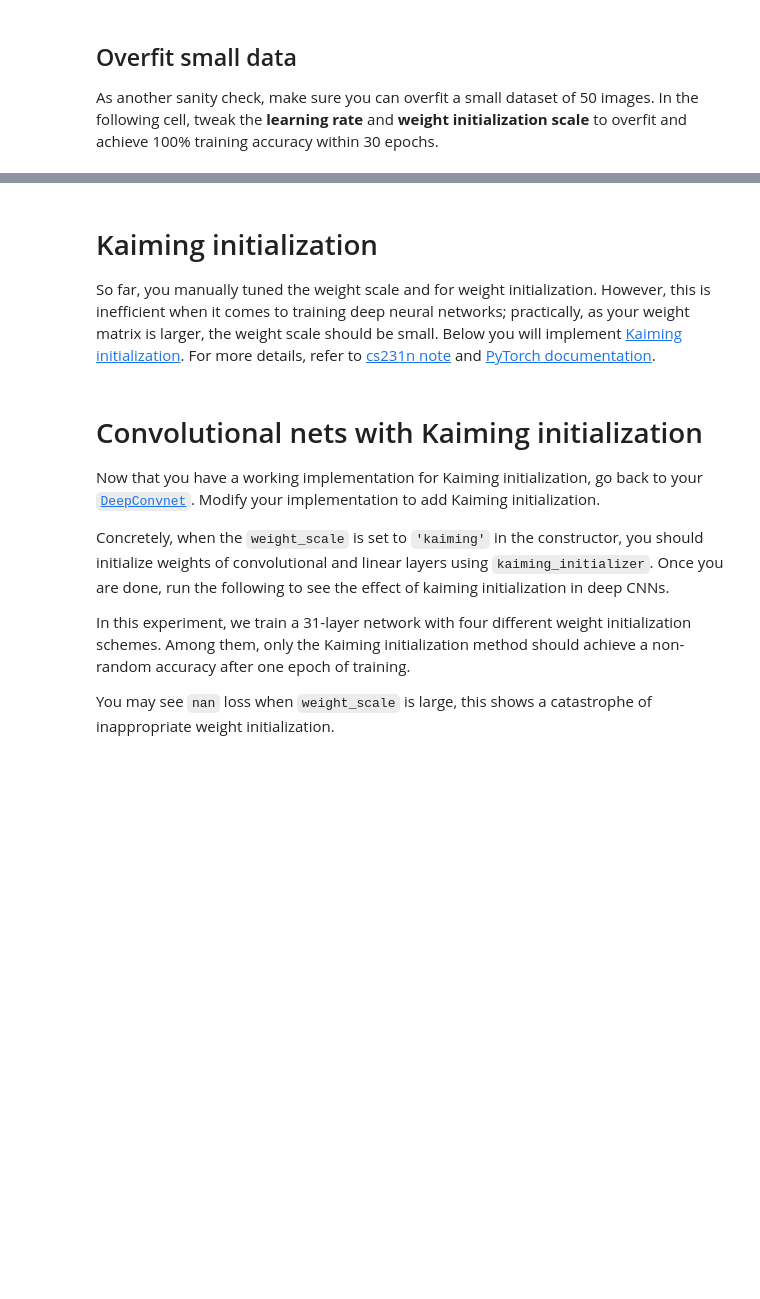
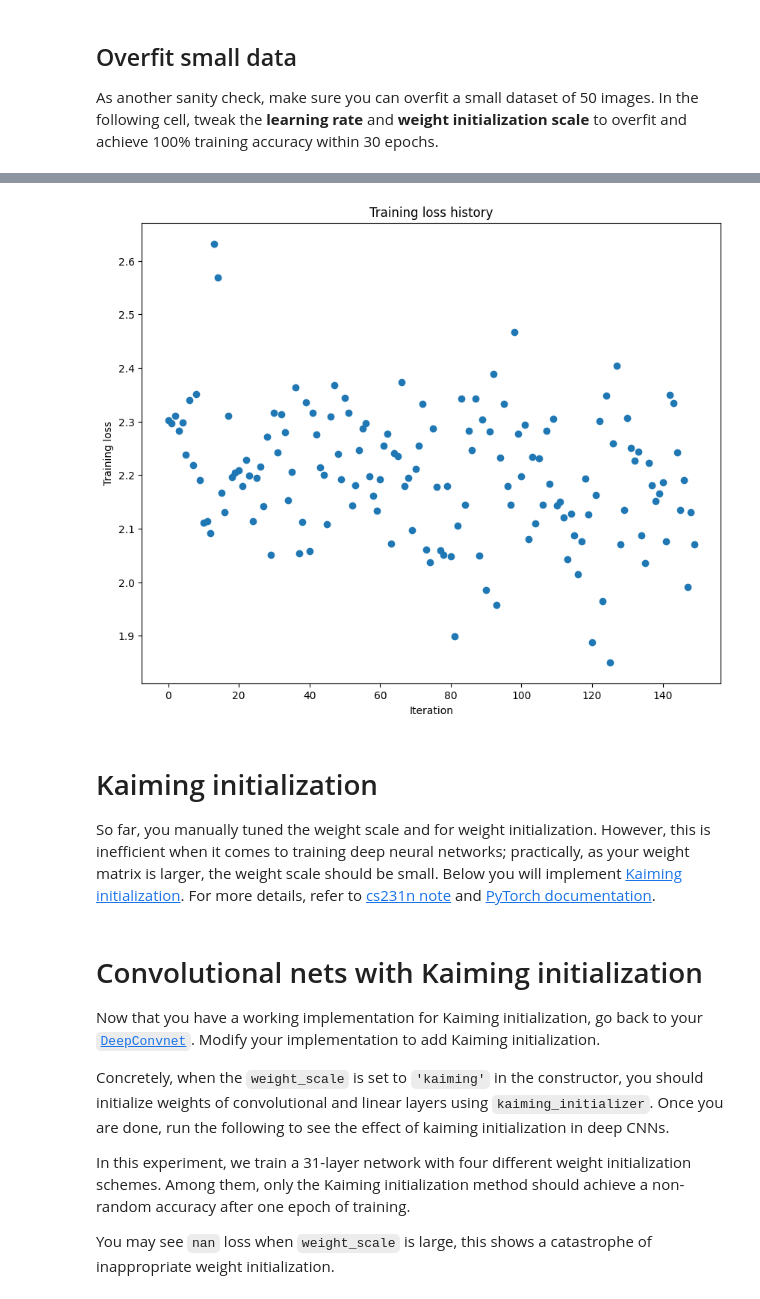
Before and after one commit to yzhbradoodrrpurp/EECS498, a Jupyter notebook: Assignments/A3/convolutional_networks.ipynb, the cells around one changed output, grey strips where cells are left out. Cells and saved outputs as stored; diff of their text form; code cells hidden in the pictures; blank space fills up the shorter version.

```diff
--- a/Assignments/A3/convolutional_networks.ipynb
+++ b/Assignments/A3/convolutional_networks.ipynb
@@ -357,9 +352,9 @@ def conv_backward(dout, cache):
 
   dx = dx_padded[:, :, pad:H+pad, pad:W+pad]
 
-  dx = dx.to(torch.double)
-  dw = dw.to(torch.double)
-  db = db.to(torch.double)
+  dx = dx.to(x.dtype)
+  dw = dw.to(x.dtype)
+  db = db.to(x.dtype)
   #############################################################################
   #                              END OF YOUR CODE                             #
   #############################################################################
@@ -437,10 +432,10 @@ def max_pool_forward(x, pool_param):
 
   N, C, H, W = x.shape
 
-  H_out = int(1 + (H - pool_height) / stride)
-  W_out = int(1 + (W - pool_width) / stride)
+  H_out = 1 + (H - pool_height) // stride
+  W_out = 1 + (W - pool_width) // stride
 
-  out = torch.zeros(N, C, H_out, W_out, device=x.device)
+  out = torch.zeros(N, C, H_out, W_out, device=x.device, dtype=x.dtype)
 
   for n in range(N):
     for c in range(C):
@@ -448,7 +443,6 @@ def max_pool_forward(x, pool_param):
         for j in range(W_out):
           out[n, c, i, j] = x[n, c, i * stride : i * stride + pool_height, j * stride : j * stride + pool_width].max()
 
-  out = out.to(torch.double)
   #############################################################################
   #                              END OF YOUR CODE                             #
   #############################################################################
@@ -1069,6 +1156,9 @@ By training the three-layer convolutional network for one epoch, you should achi
 fix_random_seed(0)
 
 model = ThreeLayerConvNet(weight_scale=0.001, hidden_dim=500, reg=0.001, dtype=torch.float, device='cuda')
+
+data_dict['X_train'] = data_dict['X_train'].to(device='cuda')
+data_dict['y_train'] = data_dict['y_train'].to(device='cuda')
 
 solver = Solver(model, data_dict,
                 num_epochs=1, batch_size=64,
@@ -1326,7 +1518,8 @@ learning_rate = 1e-5  # Experiment with this!
 # training accuracy within 30 epochs.                                      #
 ############################################################################
 # Replace "pass" statement with your code
-pass
+weight_scale = 1e-2
+learning_rate = 1e-2
 ############################################################################
 #                             END OF YOUR CODE                             #
 ############################################################################
@@ -1349,3 +1542,4 @@ plt.title('Training loss history')
 plt.xlabel('Iteration')
 plt.ylabel('Training loss')
 plt.show()
+# %% [output]
@@ -1352,3 +1563,4 @@ plt.show()
+[figure, added]
 # %% [markdown]
 # Kaiming initialization
 So far, you manually tuned the weight scale and for weight initialization.
```
Also changed, not shown: parts of 20 cells of this notebook.
